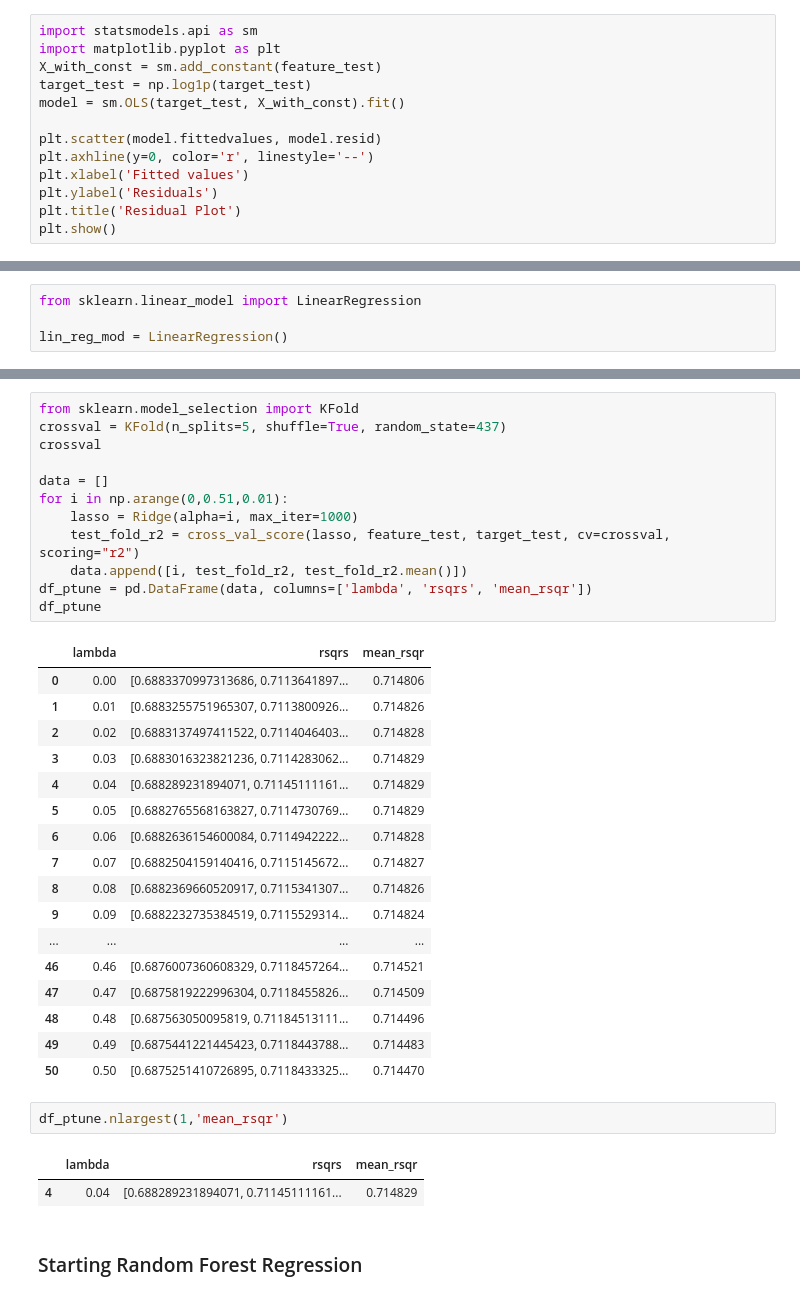
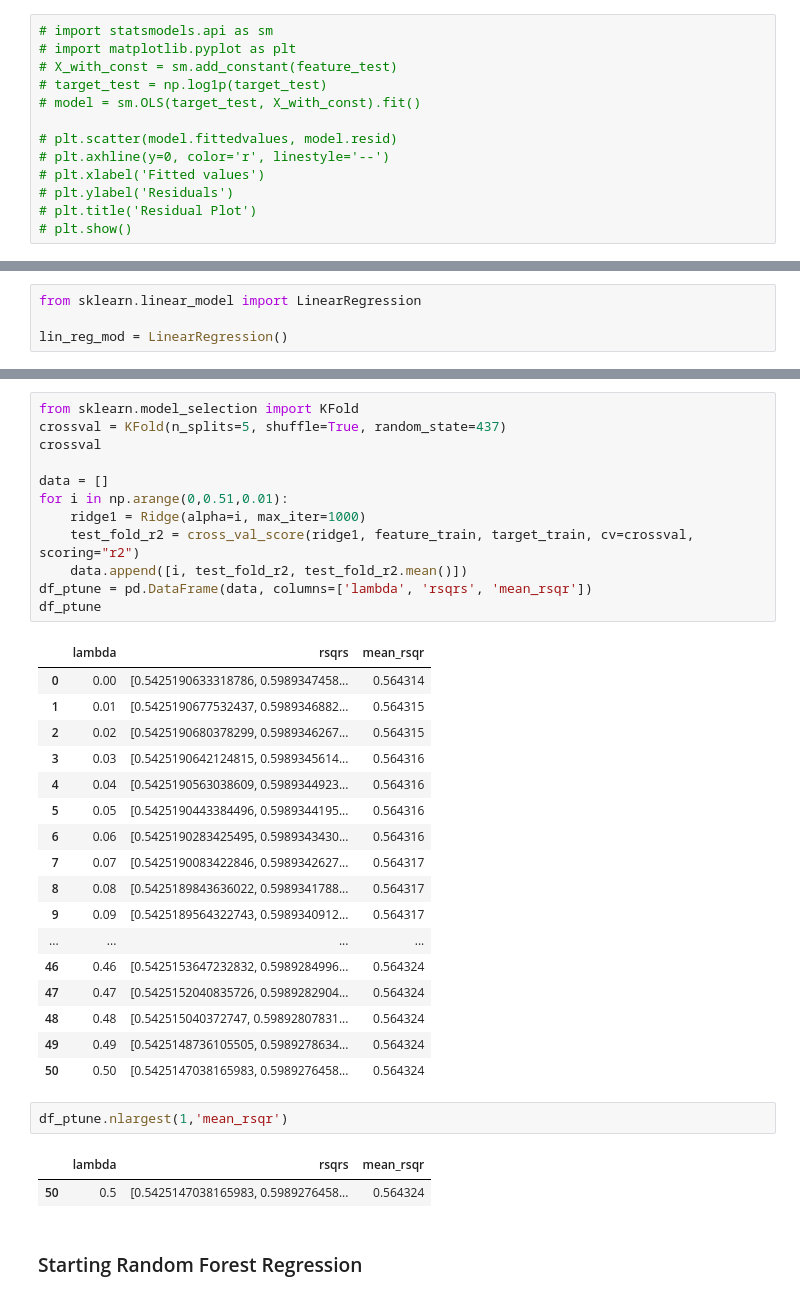
Before and after one commit to tobyzhan/idxgrp28, a Jupyter notebook: x.ipynb, the cells around one changed output, grey strips where cells are left out. Drawn from its saved outputs; the diff is of its cells as text.

```diff
--- a/x.ipynb
+++ b/x.ipynb
@@ -561,14 +549,14 @@ target_test
 Name: ClosePrice, Length: 8458, dtype: float64
 # %%
-import statsmodels.api as sm
-import matplotlib.pyplot as plt
-X_with_const = sm.add_constant(feature_test)
-target_test = np.log1p(target_test)
-model = sm.OLS(target_test, X_with_const).fit()
+# import statsmodels.api as sm
+# import matplotlib.pyplot as plt
+# X_with_const = sm.add_constant(feature_test)
+# target_test = np.log1p(target_test)
+# model = sm.OLS(target_test, X_with_const).fit()
 
-plt.scatter(model.fittedvalues, model.resid)
-plt.axhline(y=0, color='r', linestyle='--')
-plt.xlabel('Fitted values')
-plt.ylabel('Residuals')
-plt.title('Residual Plot')
-plt.show()
+# plt.scatter(model.fittedvalues, model.resid)
+# plt.axhline(y=0, color='r', linestyle='--')
+# plt.xlabel('Fitted values')
+# plt.ylabel('Residuals')
+# plt.title('Residual Plot')
+# plt.show()
@@ -706,38 +697,38 @@ plt.plot(df_rsqrE['alpha'].values, df_rsqrE['test_r2'].values)
 # %%
 from sklearn.model_selection import KFold
 crossval = KFold(n_splits=5, shuffle=True, random_state=437)
 crossval
 
 data = []
 for i in np.arange(0,0.51,0.01):
-    lasso = Ridge(alpha=i, max_iter=1000)
-    test_fold_r2 = cross_val_score(lasso, feature_test, target_test, cv=crossval, scoring="r2")
+    ridge1 = Ridge(alpha=i, max_iter=1000)
+    test_fold_r2 = cross_val_score(ridge1, feature_train, target_train, cv=crossval, scoring="r2")
     data.append([i, test_fold_r2, test_fold_r2.mean()])
 df_ptune = pd.DataFrame(data, columns=['lambda', 'rsqrs', 'mean_rsqr'])
 df_ptune
 # %% [output]
 |  | lambda | rsqrs | mean_rsqr |
-| 0 | 0.00 | [0.6883370997313686, 0.7113641897... | 0.714806 |
-| 1 | 0.01 | [0.6883255751965307, 0.7113800926... | 0.714826 |
-| 2 | 0.02 | [0.6883137497411522, 0.7114046403... | 0.714828 |
-| 3 | 0.03 | [0.6883016323821236, 0.7114283062... | 0.714829 |
-| 4 | 0.04 | [0.688289231894071, 0.71145111161... | 0.714829 |
-| 5 | 0.05 | [0.6882765568163827, 0.7114730769... | 0.714829 |
-| 6 | 0.06 | [0.6882636154600084, 0.7114942222... | 0.714828 |
-| 7 | 0.07 | [0.6882504159140416, 0.7115145672... | 0.714827 |
-| 8 | 0.08 | [0.6882369660520917, 0.7115341307... | 0.714826 |
-| 9 | 0.09 | [0.6882232735384519, 0.7115529314... | 0.714824 |
+| 0 | 0.00 | [0.5425190633318786, 0.5989347458... | 0.564314 |
+| 1 | 0.01 | [0.5425190677532437, 0.5989346882... | 0.564315 |
+| 2 | 0.02 | [0.5425190680378299, 0.5989346267... | 0.564315 |
+| 3 | 0.03 | [0.5425190642124815, 0.5989345614... | 0.564316 |
+| 4 | 0.04 | [0.5425190563038609, 0.5989344923... | 0.564316 |
+| 5 | 0.05 | [0.5425190443384496, 0.5989344195... | 0.564316 |
+| 6 | 0.06 | [0.5425190283425495, 0.5989343430... | 0.564316 |
+| 7 | 0.07 | [0.5425190083422846, 0.5989342627... | 0.564317 |
+| 8 | 0.08 | [0.5425189843636022, 0.5989341788... | 0.564317 |
+| 9 | 0.09 | [0.5425189564322743, 0.5989340912... | 0.564317 |
 | ... | ... | ... | ... |
-| 46 | 0.46 | [0.6876007360608329, 0.7118457264... | 0.714521 |
-| 47 | 0.47 | [0.6875819222996304, 0.7118455826... | 0.714509 |
-| 48 | 0.48 | [0.687563050095819, 0.71184513111... | 0.714496 |
-| 49 | 0.49 | [0.6875441221445423, 0.7118443788... | 0.714483 |
-| 50 | 0.50 | [0.6875251410726895, 0.7118433325... | 0.714470 |
+| 46 | 0.46 | [0.5425153647232832, 0.5989284996... | 0.564324 |
+| 47 | 0.47 | [0.5425152040835726, 0.5989282904... | 0.564324 |
+| 48 | 0.48 | [0.542515040372747, 0.59892807831... | 0.564324 |
+| 49 | 0.49 | [0.5425148736105505, 0.5989278634... | 0.564324 |
+| 50 | 0.50 | [0.5425147038165983, 0.5989276458... | 0.564324 |
 # %%
 df_ptune.nlargest(1,'mean_rsqr')
 # %% [output]
 |  | lambda | rsqrs | mean_rsqr |
-| 4 | 0.04 | [0.688289231894071, 0.71145111161... | 0.714829 |
+| 50 | 0.5 | [0.5425147038165983, 0.5989276458... | 0.564324 |
 # %% [markdown]
 ### Starting Random Forest Regression
 # %%
```
Also changed, not shown: parts of 39 cells of this notebook.
